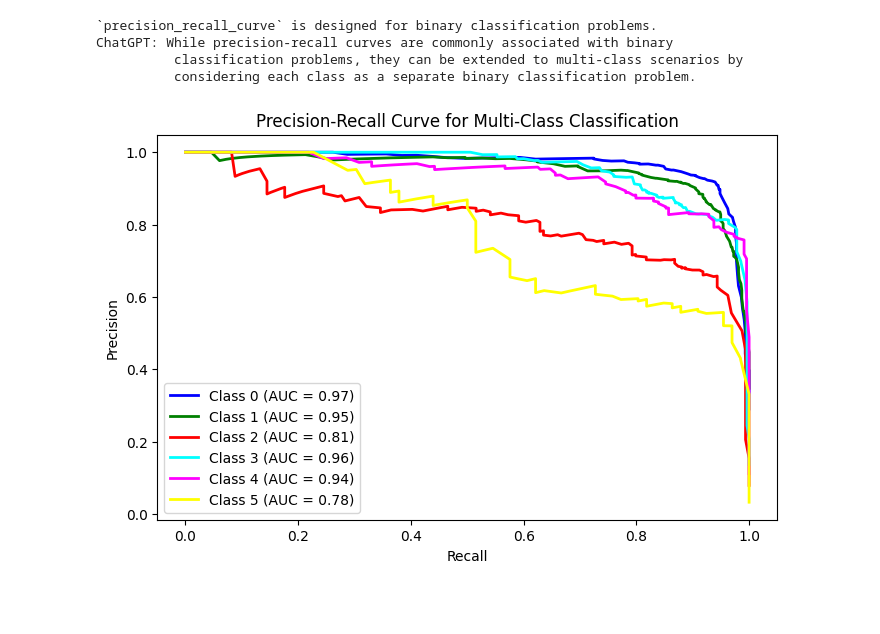
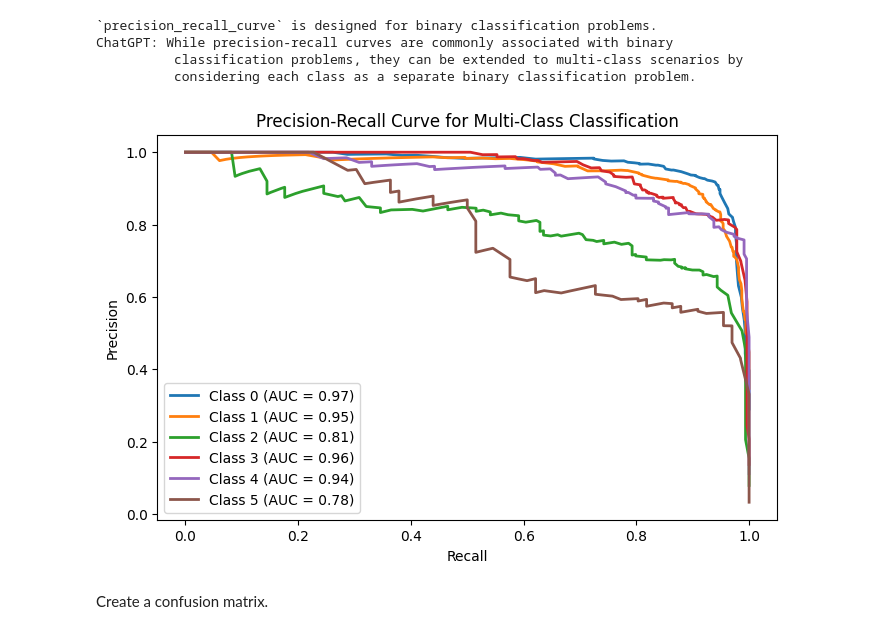
Before and after one commit to shilongjaycui/emotion-classifier, a Jupyter notebook: emotion_classifier.ipynb, the cells around one changed output. Saved outputs shown, nothing was run; the diff lists cells and outputs as text; code cells hidden in the pictures; blank space fills up the shorter version.

```diff
--- a/emotion_classifier.ipynb
+++ b/emotion_classifier.ipynb
@@ -165,25 +165,22 @@ for i in range(len(model.classes_)):
 # %%
 import matplotlib.pyplot as plt
 
 # Plot the precision-recall curves for each class
-colors = ['blue', 'green', 'red', 'cyan', 'magenta', 'yellow']
 plt.figure(figsize=(8, 5))
-
-# Plot each class
-for i, color in zip(range(len(model.classes_)), colors):
+for i in range(len(model.classes_)):
     plt.plot(
         recall_dict[i],
         precision_dict[i],
-        color=color,
         lw=2,
         label=f'Class {i} (AUC = {average_precision[i]:.2f})',
     )
-
 
 plt.xlabel('Recall')
 plt.ylabel('Precision')
 plt.title('Precision-Recall Curve for Multi-Class Classification')
 plt.legend(loc='best')
 plt.show()
 # %% [output]
-[figure, old version]
+[figure, new version]
+# %% [markdown]
+Create a confusion matrix.
```
Also changed, not shown: parts of 3 cells of this notebook, 1 other file.
